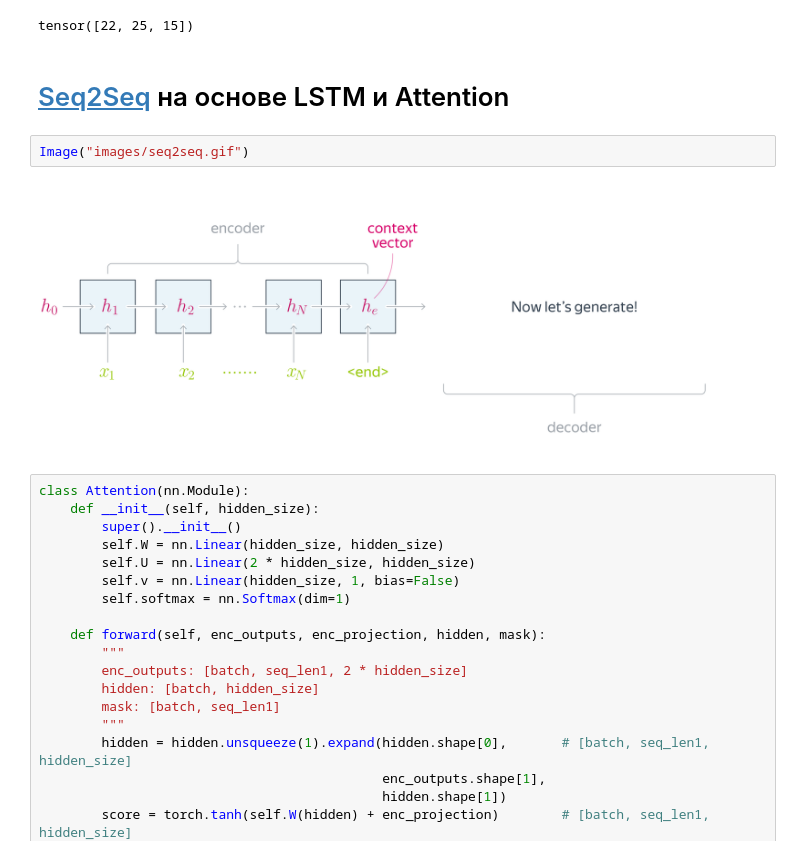
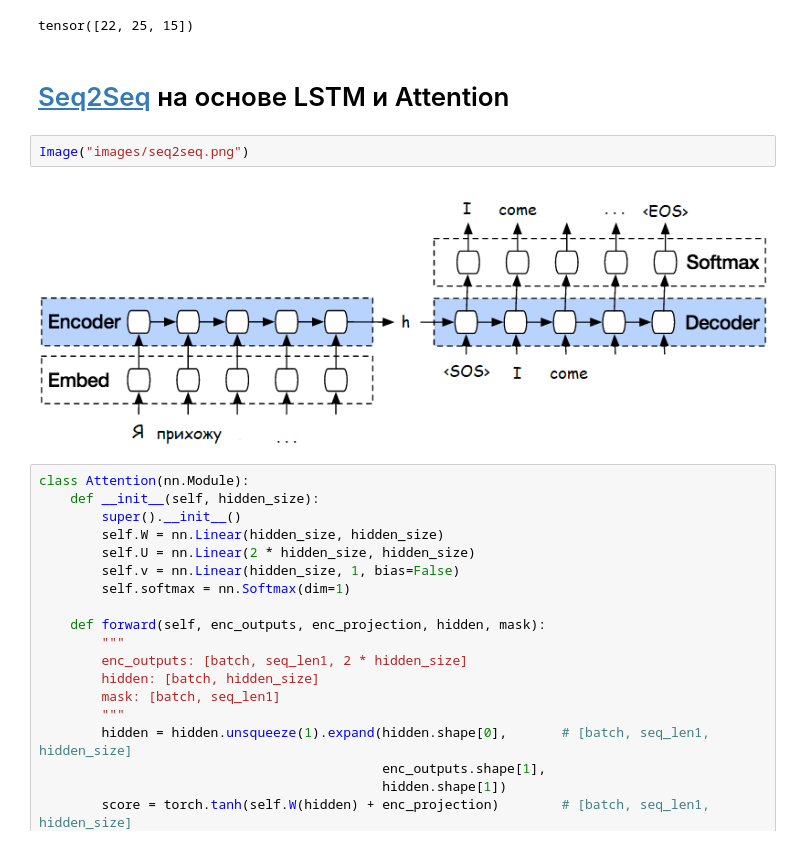
Before and after one commit to llsaf4ik/ml_notes, a Jupyter notebook: RNN.ipynb, the cells around one changed output. Saved outputs shown, nothing was run; the diff lists cells and outputs as text.

```diff
--- a/RNN.ipynb
+++ b/RNN.ipynb
@@ -920,12 +925,12 @@ torch.Size([3, 25, 300])
 output_lengths
 # %% [output]
 tensor([22, 25, 15])
-# %% [markdown]
-# [Seq2Seq](https://education.yandex.ru/handbook/ml/article/nejroseti-dlya-raboty-s-posledovatelnostyami) на основе LSTM и Attention
-# %%
-Image("images/seq2seq.gif")
-# %% [output]
-[figure, removed]
+# %% [markdown]
+# [Seq2Seq](https://education.yandex.ru/handbook/ml/article/nejroseti-dlya-raboty-s-posledovatelnostyami) на основе LSTM и Attention
+# %%
+Image("images/seq2seq.png")
+# %% [output]
+[figure, added]
 # %%
 class Attention(nn.Module):
     def __init__(self, hidden_size):
```
Also changed, not shown: parts of 3 cells of this notebook.
